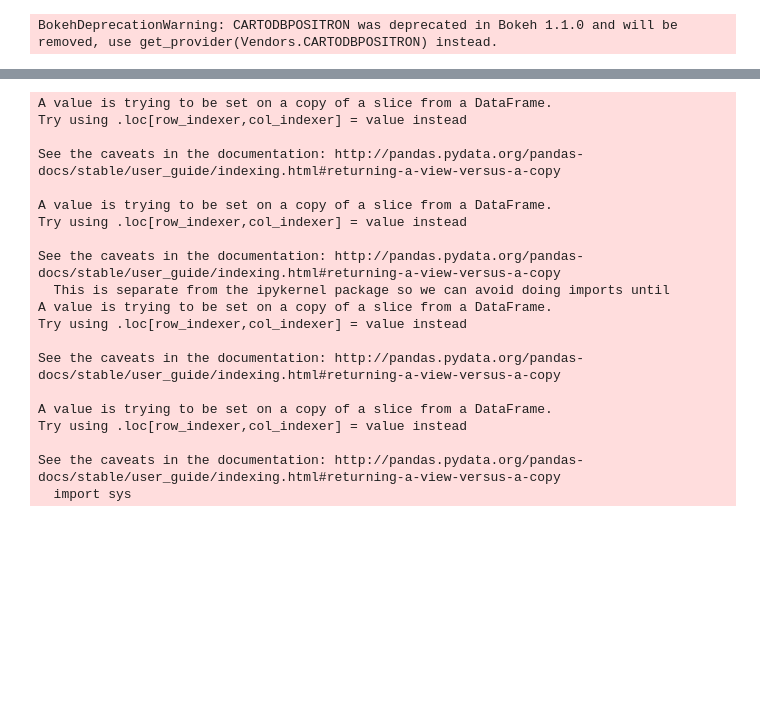
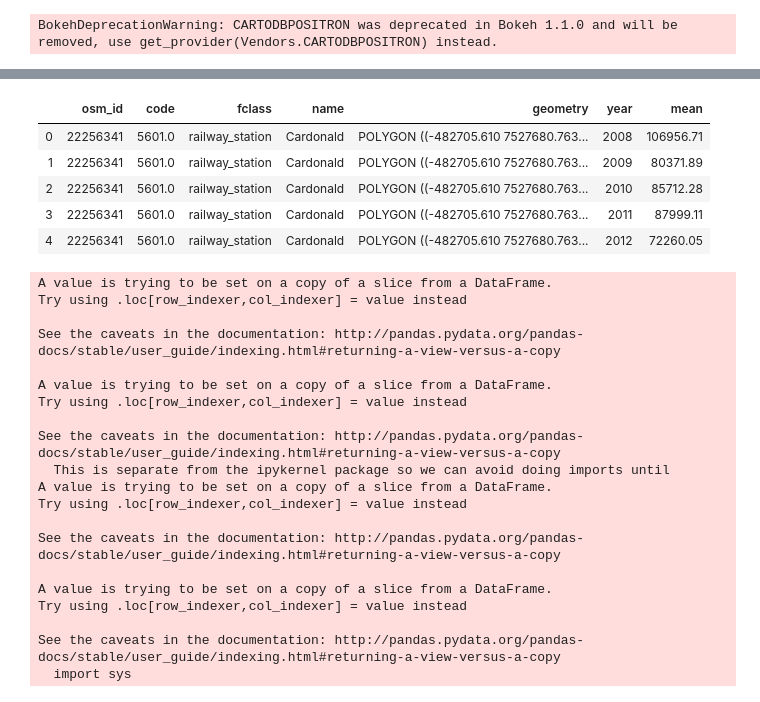
Before and after one commit to nadiiia/ros_train_viz, a Jupyter notebook: voronoi_price.ipynb, the cells around one changed output, grey strips where cells are left out. Cells and saved outputs as stored; diff of their text form; code cells hidden in the pictures; blank space fills up the shorter version.

```diff
--- a/voronoi_price.ipynb
+++ b/voronoi_price.ipynb
@@ -33,2 +41,7 @@ stations = gpd.read_file(r'D:/viz/trainlines/derived/New folder/derived_data.gpk
 # %%
 stations_wm=stations.to_crs({'init': 'epsg:3857'})
+# %%
+## adding price data
+
+price = gpd.read_file(r'd:\viz\trainlines\derived\New folder\station_price.gpkg', layer='price_dz_points_vor')
+price.head()
@@ -35,3 +55,13 @@ stations_wm=stations.to_crs({'init': 'epsg:3857'})
+# %%
+merged = pd.merge (voronoi_poly_wm, price[['name', 'year', 'mean']], on = 'name')
+merged.head()
+# %% [output]
+|  | osm_id | code | fclass | name | geometry | year | mean |
+| 0 | 22256341 | 5601.0 | railway_station | Cardonald | POLYGON ((-482705.610 7527680.763... | 2008 | 106956.71 |
+| 1 | 22256341 | 5601.0 | railway_station | Cardonald | POLYGON ((-482705.610 7527680.763... | 2009 | 80371.89 |
+| 2 | 22256341 | 5601.0 | railway_station | Cardonald | POLYGON ((-482705.610 7527680.763... | 2010 | 85712.28 |
+| 3 | 22256341 | 5601.0 | railway_station | Cardonald | POLYGON ((-482705.610 7527680.763... | 2011 | 87999.11 |
+| 4 | 22256341 | 5601.0 | railway_station | Cardonald | POLYGON ((-482705.610 7527680.763... | 2012 | 72260.05 |
 # %%
 sstations_wm = stations_wm.query('ttpe == "subway"')
 rstations_wm = stations_wm.query('ttpe != "subway"')
```
Also changed, not shown: parts of 15 cells of this notebook, 2 other files.
